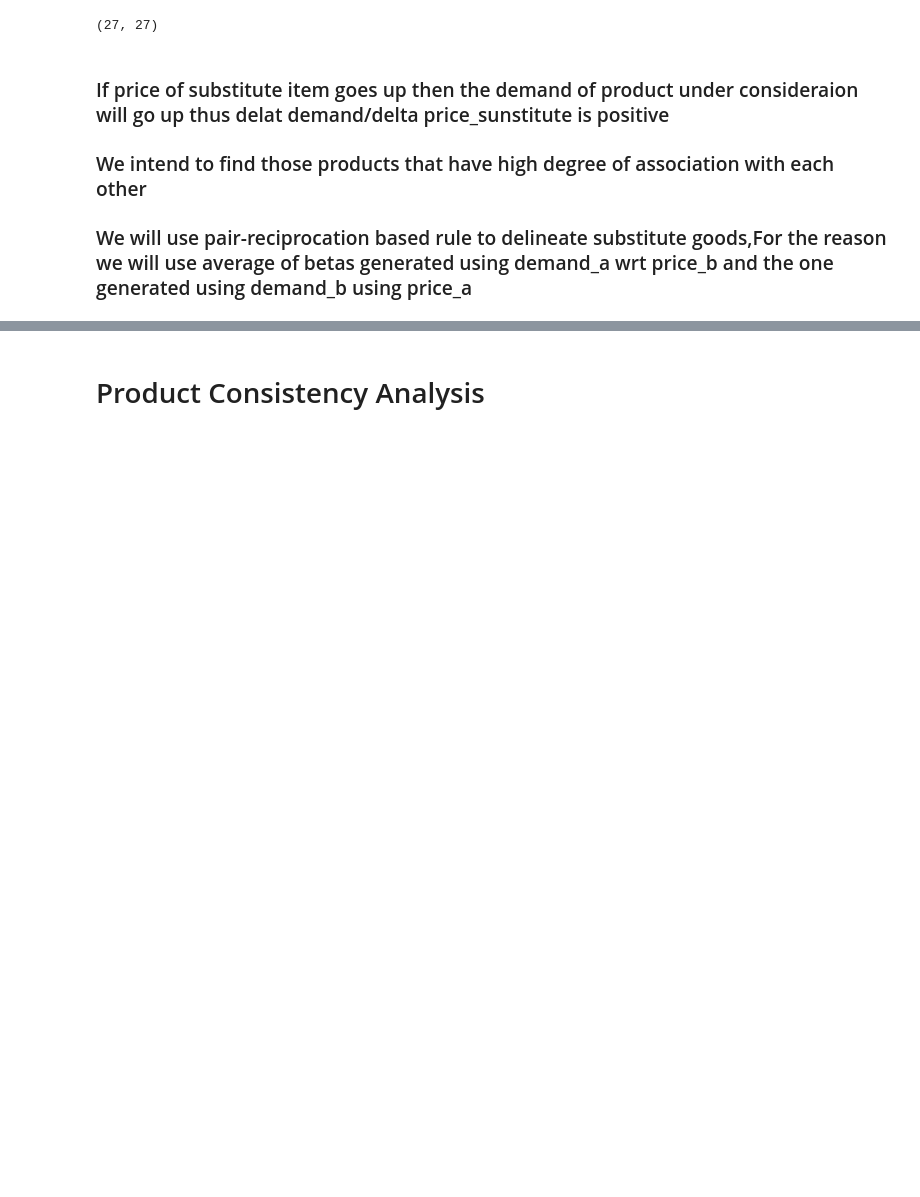
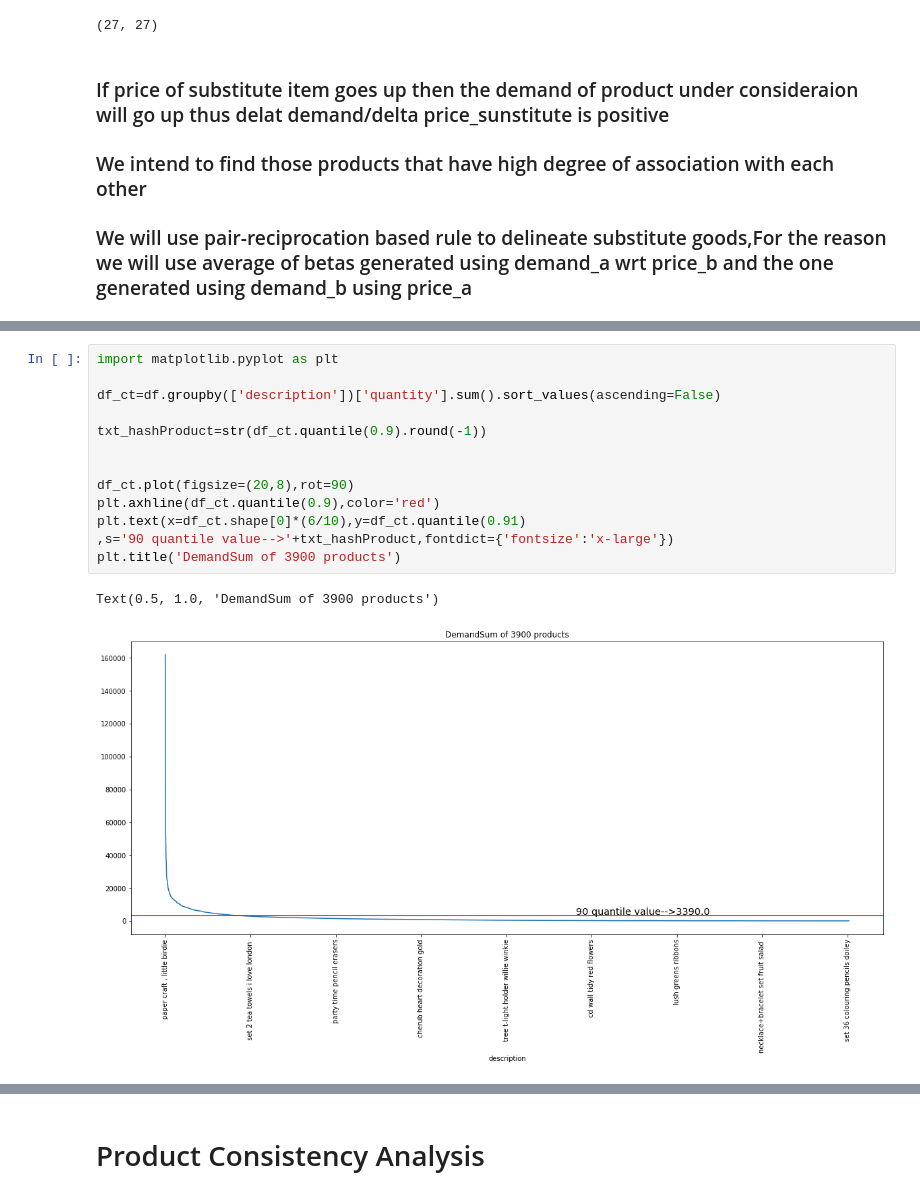
Before and after one commit to squareitall/Supply_Chain_Analytics, a Jupyter notebook: RetailPriceData.ipynb, the cells around one changed output, grey strips where cells are left out. Cells and saved outputs as stored; diff of their text form; blank space fills up the shorter version.

```diff
--- a/RetailPriceData.ipynb
+++ b/RetailPriceData.ipynb
@@ -186,0 +272,16 @@ df_sub_weekly=df_mask.apply(lambda s : pd.Series(s[s==True].index),axis=1)#[0]
+# %%
+import matplotlib.pyplot as plt
+
+df_ct=df.groupby(['description'])['quantity'].sum().sort_values(ascending=False)
+
+txt_hashProduct=str(df_ct.quantile(0.9).round(-1))
+
+
+df_ct.plot(figsize=(20,8),rot=90)
+plt.axhline(df_ct.quantile(0.9),color='red')
+plt.text(x=df_ct.shape[0]*(6/10),y=df_ct.quantile(0.91)
+,s='90 quantile value-->'+txt_hashProduct,fontdict={'fontsize':'x-large'})
+plt.title('DemandSum of 3900 products')
+# %% [output]
+Text(0.5, 1.0, 'DemandSum of 3900 products')
+[figure, added]
```
Also changed, not shown: parts of 39 cells of this notebook.
